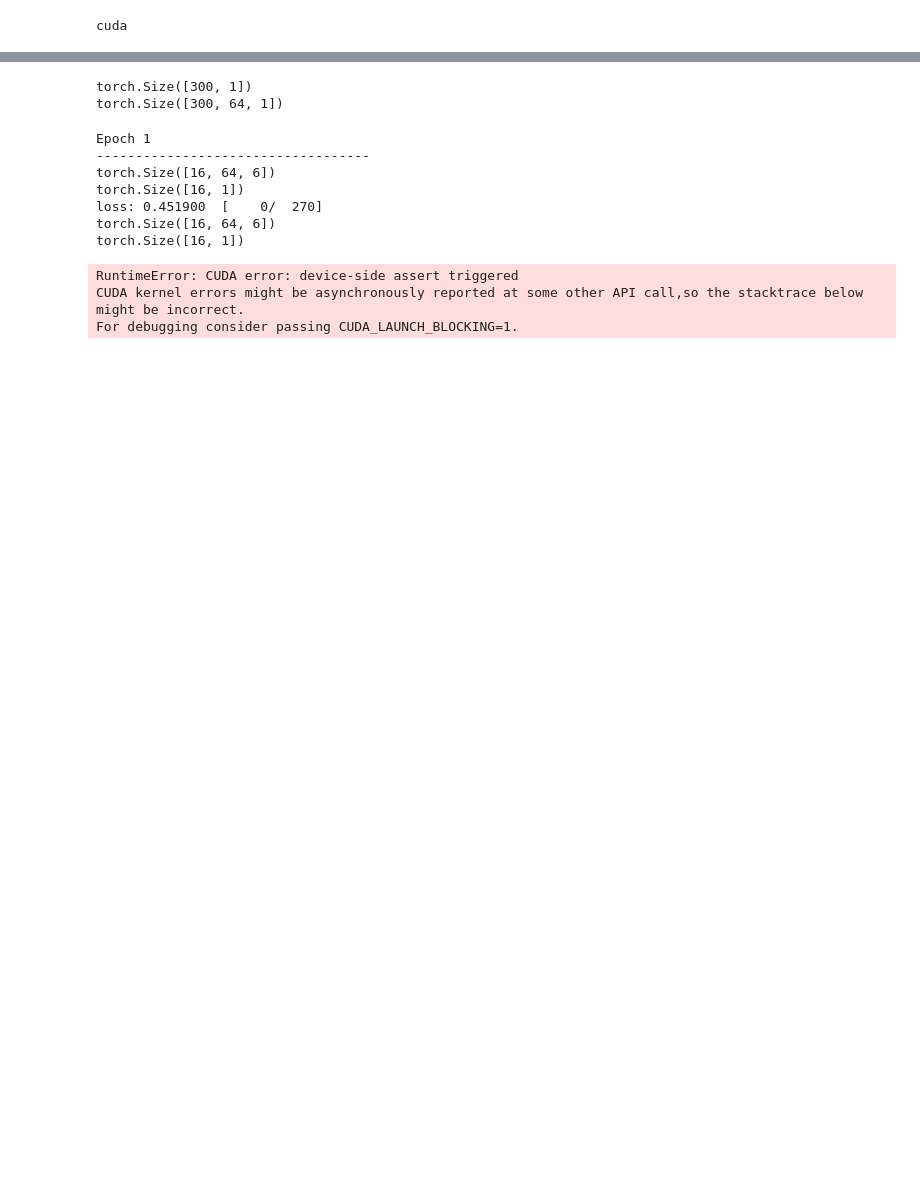
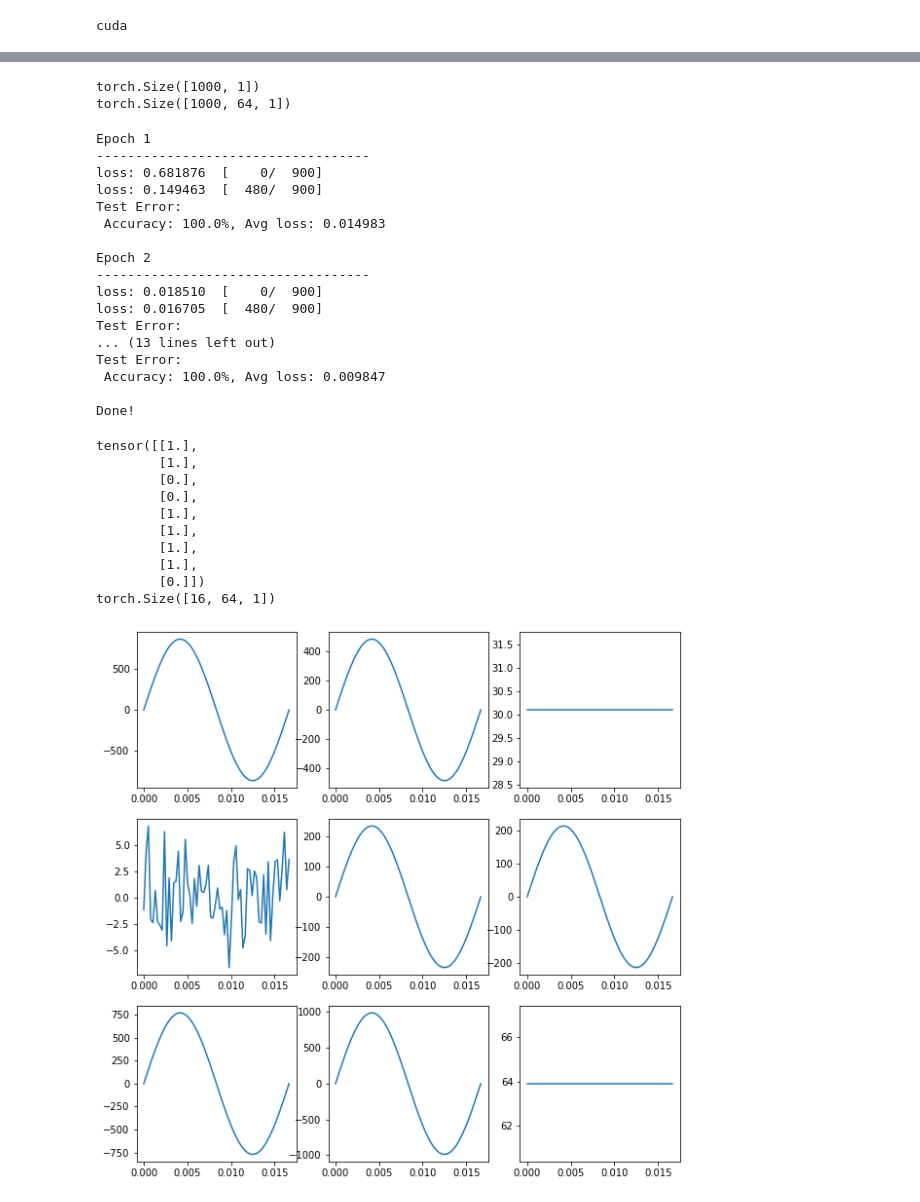
Before and after one commit to alvarohc777/pyTorch, a Jupyter notebook: LSTM_prueba.ipynb, the cells around one changed output, grey strips where cells are left out. Drawn from its saved outputs; the diff is of its cells as text; code cells hidden in the pictures; blank space fills up the shorter version.

```diff
--- a/LSTM_prueba.ipynb
+++ b/LSTM_prueba.ipynb
@@ -115,13 +130,14 @@ class MockDataset(torch.utils.data.Dataset):
     def __len__(self):
         return len(self.signals)
 # %%
+
 fs = 3840
 N = 64
 # Create Dataset
 
 
 t = np.linspace(0,N/fs,N)
-m = 300
+m = 1000
 signals = t
 target = np.array([[0]])
 
@@ -148,14 +164,15 @@ target = torch.from_numpy(target).float()
 print(target.shape)
 print(signals.shape)
 # %% [output]
-torch.Size([300, 1])
-torch.Size([300, 64, 1])
+torch.Size([1000, 1])
+torch.Size([1000, 64, 1])
 # %%
 dataset = SineWaveDataset(signals, target)
-train_dataset, test_dataset, dev_dataset  = random_split(dataset, [0.9, 0.05, 0.05])
+train_dataset, test_dataset = random_split(dataset, [0.9, 0.1])
+# train_dataset, test_dataset, dev_dataset  = random_split(dataset, [0.9, 0.05, 0.05])
 train_dataloader = DataLoader(train_dataset, batch_size=16, shuffle=True)
 test_dataloader = DataLoader(test_dataset, batch_size=16, shuffle=True)
-dev_dataloader = DataLoader(dev_dataset, batch_size=16, shuffle=True)
+# dev_dataloader = DataLoader(dev_dataset, batch_size=16, shuffle=True)
 # %%
 # Training
 def train(dataloader, model, loss_fn, optimizer):
@@ -195,7 +211,7 @@ def test(dataloader, model, loss_fn):
     print(f"Test Error: \n Accuracy: {(100*correct):>0.1f}%, Avg loss: {test_loss:>8f} \n")
 # %%
 CUDA_LAUNCH_BLOCKING =1
-epochs = 8
+epochs = 4
 for t in range(epochs):
     print(f"Epoch {t+1}\n-----------------------------------")
     train(train_dataloader, model, loss_fn, optimizer)
@@ -204,12 +220,44 @@ print("Done!")
 # %% [output]
 Epoch 1
 -----------------------------------
-torch.Size([16, 64, 6])
-torch.Size([16, 1])
-loss: 0.451900  [    0/  270]
-torch.Size([16, 64, 6])
-torch.Size([16, 1])
+loss: 0.681876  [    0/  900]
+loss: 0.149463  [  480/  900]
+Test Error:
+ Accuracy: 100.0%, Avg loss: 0.014983
+
+Epoch 2
+-----------------------------------
+loss: 0.018510  [    0/  900]
+loss: 0.016705  [  480/  900]
+Test Error:
+... (13 lines left out)
+Test Error:
+ Accuracy: 100.0%, Avg loss: 0.009847
+
+Done!
-RuntimeError: CUDA error: device-side assert triggered
-CUDA kernel errors might be asynchronously reported at some other API call,so the stacktrace below might be incorrect.
-For debugging consider passing CUDA_LAUNCH_BLOCKING=1.
+# %%
+
+dataiter = iter(test_dataloader)
+signal, labels = next(dataiter)
+
+t = np.linspace(0,N/fs,N)
+print(labels[1:10])
+print(signal.shape)
+figure = plt.figure(figsize=(10,10))
+cols, rows = 3, 3
+for i in range(1, cols * rows +1):
+    figure.add_subplot(rows, cols, i)
+    plt.plot(t,signal[i,:,0])
+# %% [output]
+tensor([[1.],
+        [1.],
+        [0.],
+        [0.],
+        [1.],
+        [1.],
+        [1.],
+        [1.],
+        [0.]])
+torch.Size([16, 64, 1])
+[figure, added]
 # %%
```
Also changed, not shown: parts of 12 cells of this notebook.
